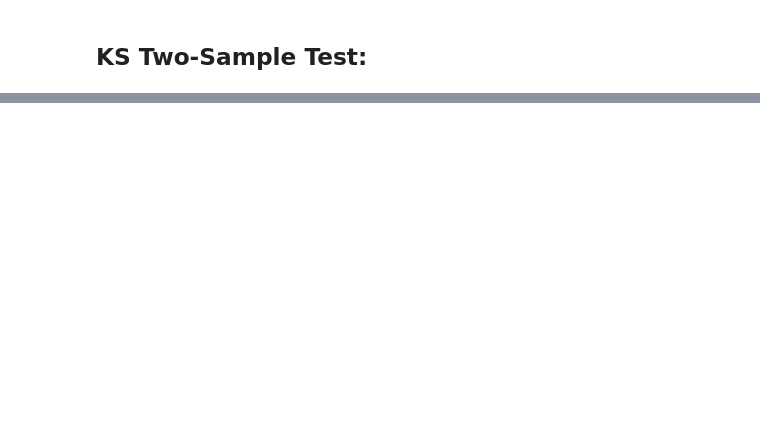
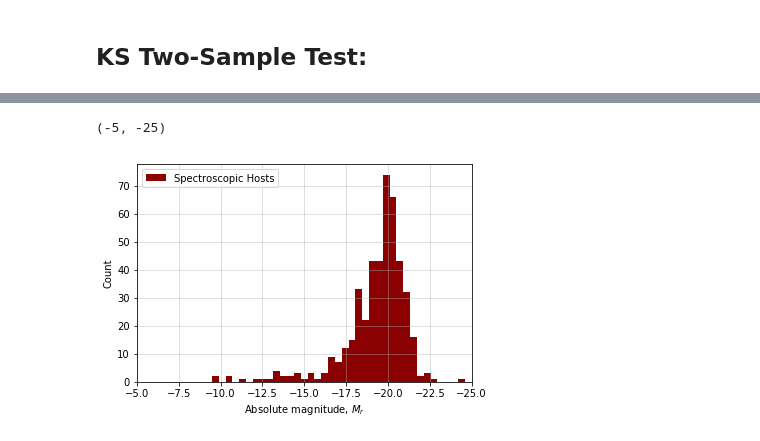
Before and after one commit to DESI-UR/SNe_Void_Properties, a Jupyter notebook: CURRENT_SNe_rates.ipynb, the cells around one changed output, grey strips where cells are left out. Saved outputs shown, nothing was run; the diff lists cells and outputs as text; code cells hidden in the pictures; blank space fills up the shorter version.

```diff
--- a/CURRENT_SNe_rates.ipynb
+++ b/CURRENT_SNe_rates.ipynb
@@ -700,0 +813,11 @@ KS Test for 18.5-20 Void/Wall:   Ks_2sampResult(statistic=0.13060428849902533, p
+# %%
+null_rows, nonNull_rows = [], []
+for i in range(len(spec_table)):
+    null_check = spec_table['photoObjID'][i]
+    if 'null' in null_check:
+        null_rows.append(i)
+    else:
+        nonNull_rows.append(i)
+
+
+spec_table.remove_rows(null_rows)
@@ -700,0 +888,4 @@ KS Test for 18.5-20 Void/Wall:   Ks_2sampResult(statistic=0.13060428849902533, p
+# %%
+spec_table['petroMag_r'] = spec_table['petroMag_r'].astype(float)
+
+spec_table['abs_mag'] = abs_mag(spec_table['petroMag_r'], spec_table['redshift'])
@@ -700,0 +915,3 @@ KS Test for 18.5-20 Void/Wall:   Ks_2sampResult(statistic=0.13060428849902533, p
+# %%
+s_cut1 = spec_table['ra'] != -999.
+scut_spec_table = spec_table[s_cut1]
@@ -700,0 +960,6 @@ KS Test for 18.5-20 Void/Wall:   Ks_2sampResult(statistic=0.13060428849902533, p
+# %%
+make_compHist(scut_spec_table['abs_mag'], np.linspace(-25, -5, 50), 'Spectroscopic Hosts')
+plt.xlim(-5,-25)
+# %% [output]
+(-5, -25)
+[figure, added]
```
Also changed, not shown: parts of 133 cells of this notebook.
